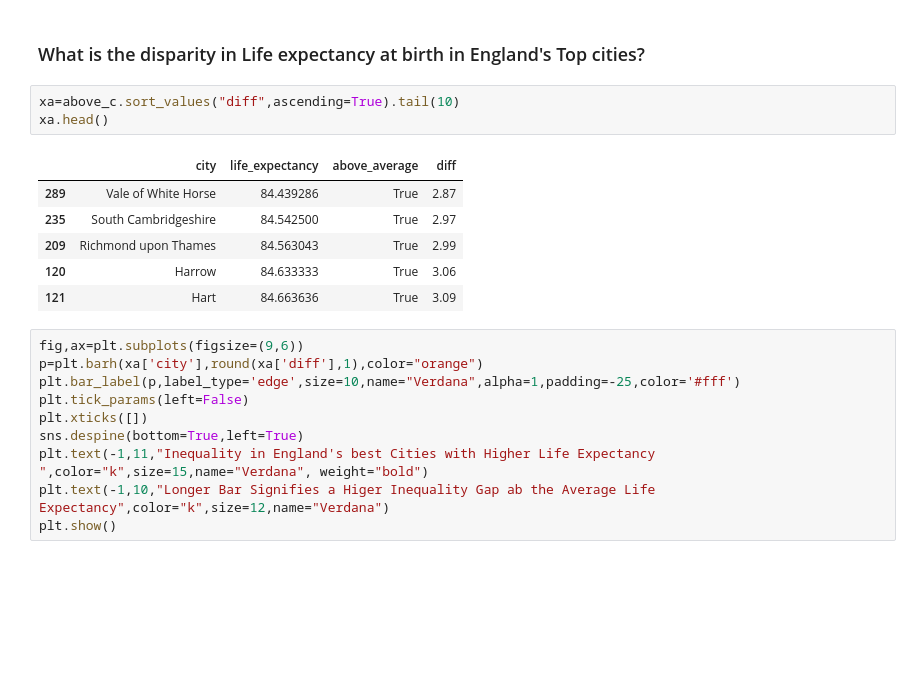
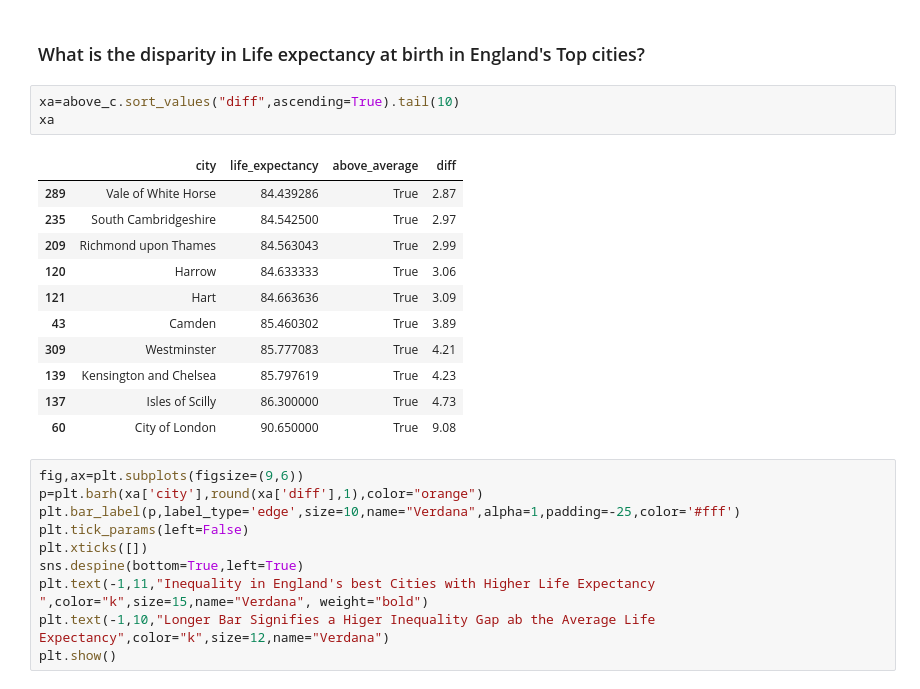
Before and after one commit to Biob-scientist/Inequalities-in-Health-in-England, a Jupyter notebook: main.ipynb, the cells around one changed output. Drawn from its saved outputs; the diff is of its cells as text; blank space fills up the shorter version.

```diff
--- a/main.ipynb
+++ b/main.ipynb
@@ -504,14 +489,19 @@ above_c.head()
 ### What is the disparity in Life expectancy at birth in England's Top cities?
 # %%
 xa=above_c.sort_values("diff",ascending=True).tail(10)
-xa.head()
+xa
 # %% [output]
 |  | city | life_expectancy | above_average | diff |
 | 289 | Vale of White Horse | 84.439286 | True | 2.87 |
 | 235 | South Cambridgeshire | 84.542500 | True | 2.97 |
 | 209 | Richmond upon Thames | 84.563043 | True | 2.99 |
 | 120 | Harrow | 84.633333 | True | 3.06 |
 | 121 | Hart | 84.663636 | True | 3.09 |
+| 43 | Camden | 85.460302 | True | 3.89 |
+| 309 | Westminster | 85.777083 | True | 4.21 |
+| 139 | Kensington and Chelsea | 85.797619 | True | 4.23 |
+| 137 | Isles of Scilly | 86.300000 | True | 4.73 |
+| 60 | City of London | 90.650000 | True | 9.08 |
 # %%
 fig,ax=plt.subplots(figsize=(9,6))
 p=plt.barh(xa['city'],round(xa['diff'],1),color="orange")
```
Also changed, not shown: parts of 7 cells of this notebook, 1 other file.
